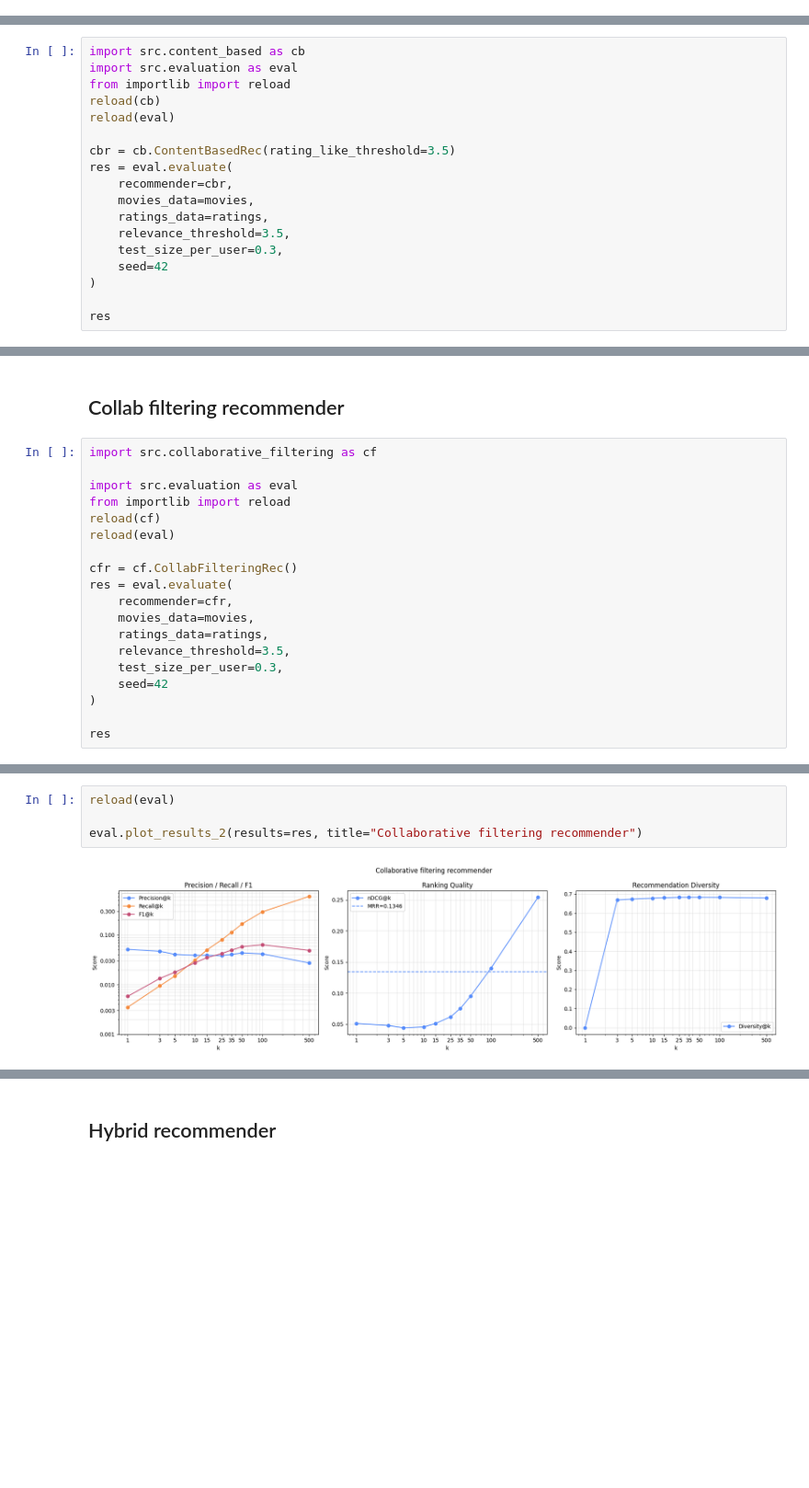
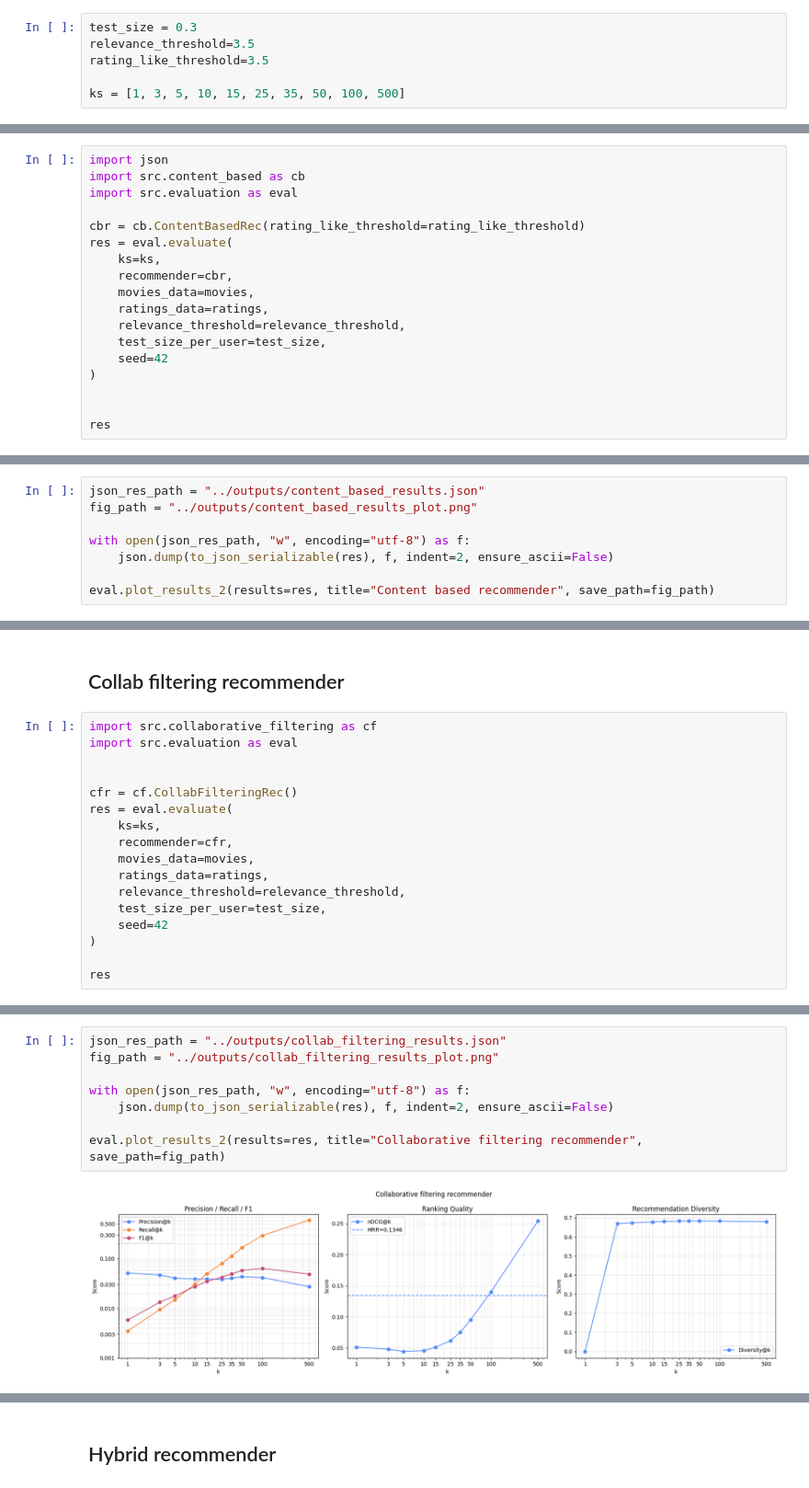
Before and after one commit to TarasHamkalo/on-web-data-mining, a Jupyter notebook: 06/notebooks/main.ipynb, the cells around one changed output, grey strips where cells are left out. Shown at 92% size. Drawn from its saved outputs; the diff is of its cells as text; blank space fills up the shorter version.

```diff
--- a/06/notebooks/main.ipynb
+++ b/06/notebooks/main.ipynb
@@ -62,22 +172,28 @@ Warning: You are sending unauthenticated requests to the HF Hub. Please set a HF
+# %%
+test_size = 0.3
+relevance_threshold=3.5
+rating_like_threshold=3.5
+
+ks = [1, 3, 5, 10, 15, 25, 35, 50, 100, 500]
 # %% [markdown]
 ## Content based recommender
 # %%
+import json
 import src.content_based as cb
 import src.evaluation as eval
-from importlib import reload
-reload(cb)
-reload(eval)
 
-cbr = cb.ContentBasedRec(rating_like_threshold=3.5)
+cbr = cb.ContentBasedRec(rating_like_threshold=rating_like_threshold)
 res = eval.evaluate(
+    ks=ks,
     recommender=cbr,
     movies_data=movies,
     ratings_data=ratings,
-    relevance_threshold=3.5,
-    test_size_per_user=0.3,
+    relevance_threshold=relevance_threshold,
+    test_size_per_user=test_size,
     seed=42
 )
 
+
 res
 # %% [output]
 {'train_size': 70316,
@@ -106,0 +216,8 @@ eval.plot_results_2(results=res, title="Content based recommender")
+# %%
+json_res_path = "../outputs/content_based_results.json"
+fig_path = "../outputs/content_based_results_plot.png"
+
+with open(json_res_path, "w", encoding="utf-8") as f:
+    json.dump(to_json_serializable(res), f, indent=2, ensure_ascii=False)
+
+eval.plot_results_2(results=res, title="Content based recommender", save_path=fig_path)
@@ -108,19 +247,17 @@ eval.plot_results_2(results=res, title="Content based recommender")
 ## Collab filtering recommender
 # %%
 import src.collaborative_filtering as cf
+import src.evaluation as eval
 
-import src.evaluation as eval
-from importlib import reload
-reload(cf)
-reload(eval)
 
 cfr = cf.CollabFilteringRec()
 res = eval.evaluate(
+    ks=ks,
     recommender=cfr,
     movies_data=movies,
     ratings_data=ratings,
-    relevance_threshold=3.5,
-    test_size_per_user=0.3,
+    relevance_threshold=relevance_threshold,
+    test_size_per_user=test_size,
     seed=42
 )
 
@@ -145,7 +282,11 @@ res
  'mrr': np.float64(0.13462733735938065)}
 # %%
-reload(eval)
+json_res_path = "../outputs/collab_filtering_results.json"
+fig_path = "../outputs/collab_filtering_results_plot.png"
 
-eval.plot_results_2(results=res, title="Collaborative filtering recommender")
+with open(json_res_path, "w", encoding="utf-8") as f:
+    json.dump(to_json_serializable(res), f, indent=2, ensure_ascii=False)
+
+eval.plot_results_2(results=res, title="Collaborative filtering recommender", save_path=fig_path)
 # %% [output]
-[figure, old version]
+[figure, new version]
```
Also changed, not shown: parts of 30 cells of this notebook, 11 other files.
